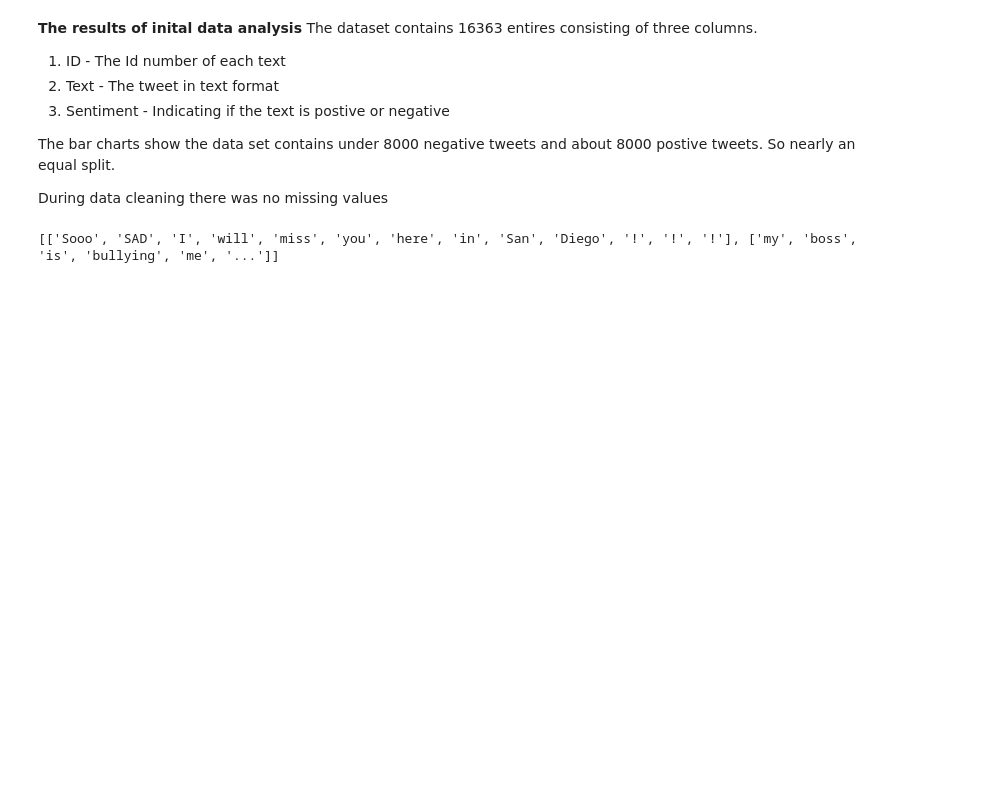
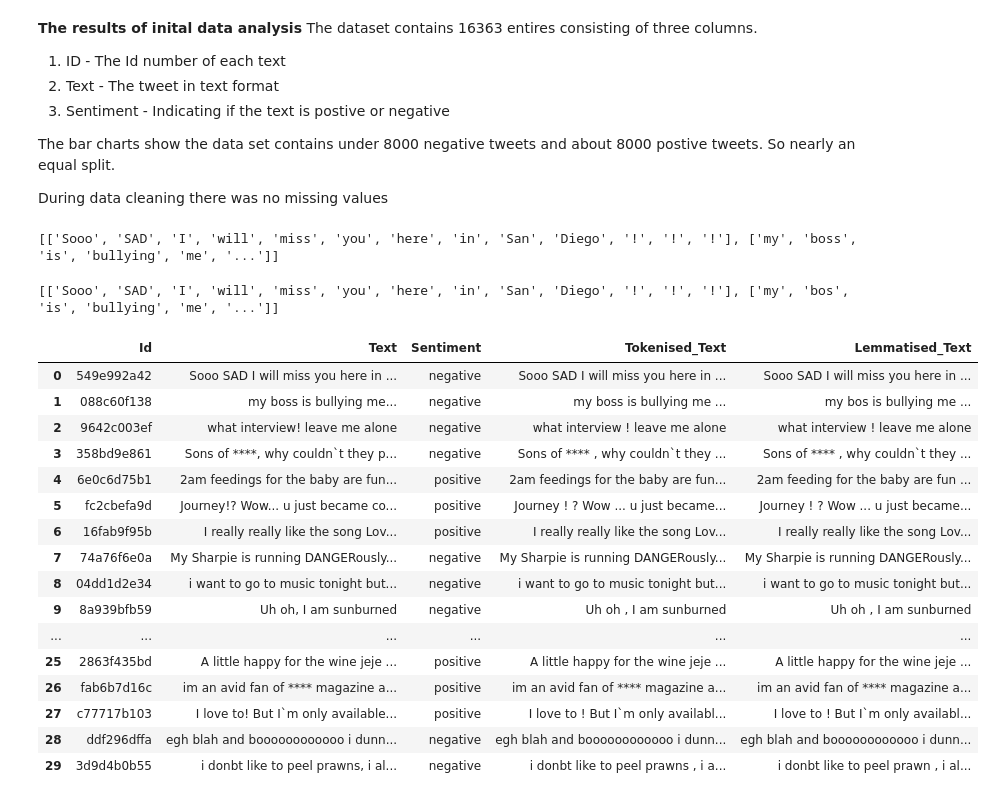
Before and after one commit to YazCodes/Sentiment-Analysis-Twitter, a Jupyter notebook: SentimentAnalysisTwitter.ipynb, the cells around one changed output. Cells and saved outputs as stored; diff of their text form; code cells hidden in the pictures; blank space fills up the shorter version.

```diff
--- a/SentimentAnalysisTwitter.ipynb
+++ b/SentimentAnalysisTwitter.ipynb
@@ -119,0 +118,50 @@ df['Tokenised_Text'] = list_tokenised_sentences
+# %%
+#Text normalisation -  the process of transforming a text into a canonical (standard) form. For example, the word “gooood” and “gud” can be transformed to “good”, its canonical form.
+
+#breaking the word into it's smallest form
+
+wnl = WordNetLemmatizer() #creating an instance of WordNetLemmatizer(), converting a word to its base form.
+list_lemmatised_tokens = []
+# iterate through each list of tokens and lemmatise the tokens
+for tokens in list_tokenised_text:
+  lemma_words = []
+  for word in tokens:
+    lemma_word=wnl.lemmatize(word)
+    lemma_words.append(lemma_word)
+  list_lemmatised_tokens.append(lemma_words)
+
+print(list_lemmatised_tokens[:2])
+
+list_lemmatised_sentences = []
+for tokens in list_lemmatised_tokens:
+  text = ' '.join(tokens)
+  list_lemmatised_sentences.append(text)
+
+# add new column to data frame
+df['Lemmatised_Text'] = list_lemmatised_sentences
+# %% [output]
+[['Sooo', 'SAD', 'I', 'will', 'miss', 'you', 'here', 'in', 'San', 'Diego', '!', '!', '!'], ['my', 'bos', 'is', 'bullying', 'me', '...']]
+# %%
+# save updated data frame to a file
+# This step is optional for the main flow. But by saving data to a file you can analyse the preprocessed text output more deeply.
+df.to_csv('/content/reviews_preprocessed.csv', index=False)
+
+df.head(30)
+# %% [output]
+|  | Id | Text | Sentiment | Tokenised_Text | Lemmatised_Text |
+| 0 | 549e992a42 | Sooo SAD I will miss you here in ... | negative | Sooo SAD I will miss you here in ... | Sooo SAD I will miss you here in ... |
+| 1 | 088c60f138 | my boss is bullying me... | negative | my boss is bullying me ... | my bos is bullying me ... |
+| 2 | 9642c003ef | what interview! leave me alone | negative | what interview ! leave me alone | what interview ! leave me alone |
+| 3 | 358bd9e861 | Sons of ****, why couldn`t they p... | negative | Sons of **** , why couldn`t they ... | Sons of **** , why couldn`t they ... |
+| 4 | 6e0c6d75b1 | 2am feedings for the baby are fun... | positive | 2am feedings for the baby are fun... | 2am feeding for the baby are fun ... |
+| 5 | fc2cbefa9d | Journey!? Wow... u just became co... | positive | Journey ! ? Wow ... u just became... | Journey ! ? Wow ... u just became... |
+| 6 | 16fab9f95b | I really really like the song Lov... | positive | I really really like the song Lov... | I really really like the song Lov... |
+| 7 | 74a76f6e0a | My Sharpie is running DANGERously... | negative | My Sharpie is running DANGERously... | My Sharpie is running DANGERously... |
+| 8 | 04dd1d2e34 | i want to go to music tonight but... | negative | i want to go to music tonight but... | i want to go to music tonight but... |
+| 9 | 8a939bfb59 | Uh oh, I am sunburned | negative | Uh oh , I am sunburned | Uh oh , I am sunburned |
+| ... | ... | ... | ... | ... | ... |
+| 25 | 2863f435bd | A little happy for the wine jeje ... | positive | A little happy for the wine jeje ... | A little happy for the wine jeje ... |
+| 26 | fab6b7d16c | im an avid fan of **** magazine a... | positive | im an avid fan of **** magazine a... | im an avid fan of **** magazine a... |
+| 27 | c77717b103 | I love to! But I`m only available... | positive | I love to ! But I`m only availabl... | I love to ! But I`m only availabl... |
+| 28 | ddf296dffa | egh blah and boooooooooooo i dunn... | negative | egh blah and boooooooooooo i dunn... | egh blah and boooooooooooo i dunn... |
+| 29 | 3d9d4b0b55 | i donbt like to peel prawns, i al... | negative | i donbt like to peel prawns , i a... | i donbt like to peel prawn , i al... |
```
Also changed, not shown: parts of 9 cells of this notebook.
